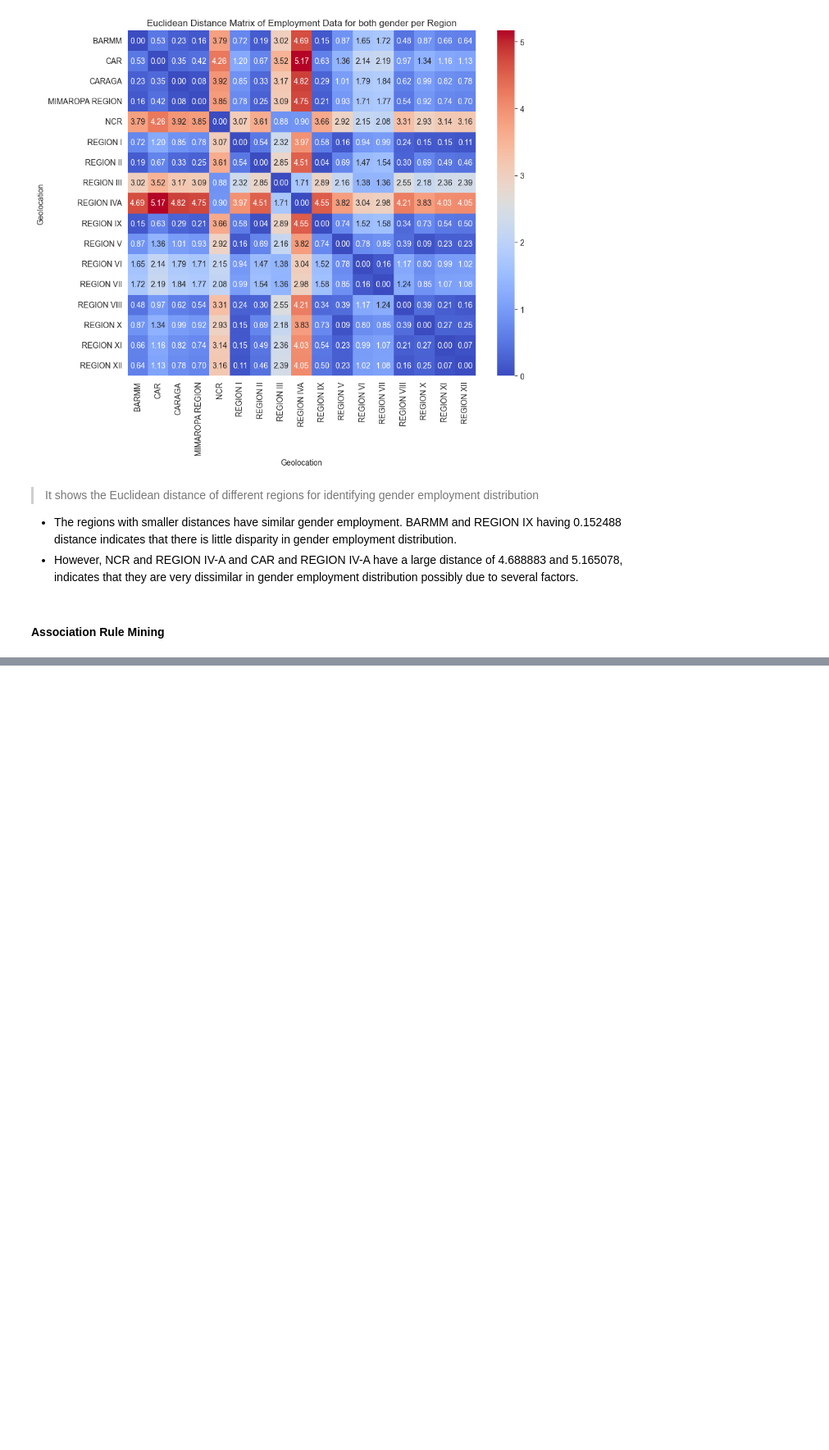
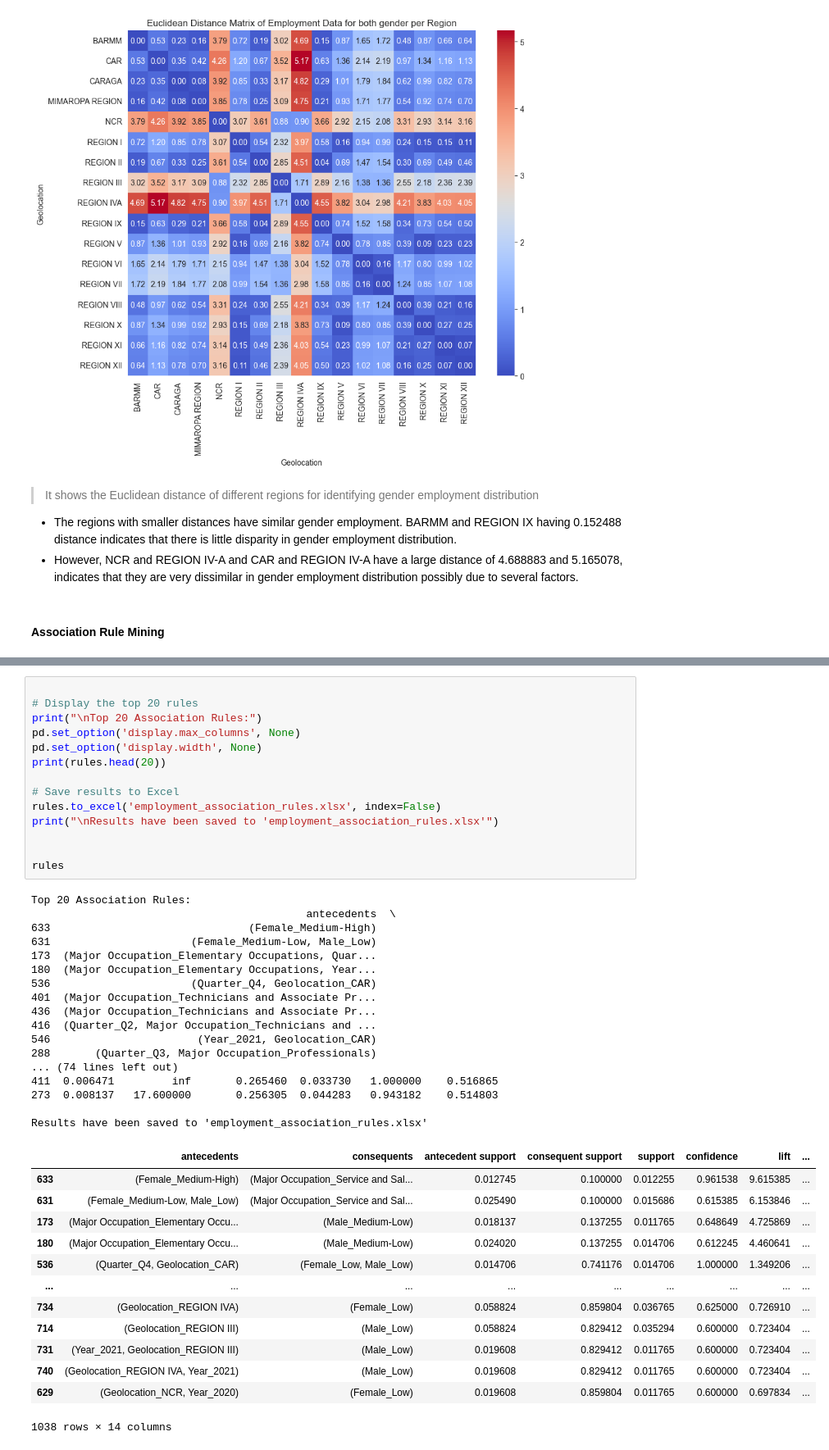
Before and after one commit to hotline8ling/Data-Mining-on-Employed-Persons-by-Major-Occupation-by-Region-by-Sex-in-the-Philippines, a Jupyter notebook: Test_Clean.ipynb, the cells around one changed output, grey strips where cells are left out. Shown at 82% size. Saved outputs shown, nothing was run; the diff lists cells and outputs as text; blank space fills up the shorter version.

```diff
--- a/Test_Clean.ipynb
+++ b/Test_Clean.ipynb
@@ -1726,0 +1877,45 @@ plt.show()
+# %%
+
+# Display the top 20 rules
+print("\nTop 20 Association Rules:")
+pd.set_option('display.max_columns', None)
+pd.set_option('display.width', None)
+print(rules.head(20))
+
+# Save results to Excel
+rules.to_excel('employment_association_rules.xlsx', index=False)
+print("\nResults have been saved to 'employment_association_rules.xlsx'")
+
+
+rules
+# %% [output]
+Top 20 Association Rules:
+                                           antecedents  \
+633                               (Female_Medium-High)
+631                      (Female_Medium-Low, Male_Low)
+173  (Major Occupation_Elementary Occupations, Quar...
+180  (Major Occupation_Elementary Occupations, Year...
+536                      (Quarter_Q4, Geolocation_CAR)
+401  (Major Occupation_Technicians and Associate Pr...
+436  (Major Occupation_Technicians and Associate Pr...
+416  (Quarter_Q2, Major Occupation_Technicians and ...
+546                       (Year_2021, Geolocation_CAR)
+288       (Quarter_Q3, Major Occupation_Professionals)
+... (74 lines left out)
+411  0.006471         inf       0.265460  0.033730   1.000000    0.516865
+273  0.008137   17.600000       0.256305  0.044283   0.943182    0.514803
+
+Results have been saved to 'employment_association_rules.xlsx'
+|  | antecedents | consequents | antecedent support | consequent support | support | confidence | lift | ... |
+| 633 | (Female_Medium-High) | (Major Occupation_Service and Sal... | 0.012745 | 0.100000 | 0.012255 | 0.961538 | 9.615385 | ... |
+| 631 | (Female_Medium-Low, Male_Low) | (Major Occupation_Service and Sal... | 0.025490 | 0.100000 | 0.015686 | 0.615385 | 6.153846 | ... |
+| 173 | (Major Occupation_Elementary Occu... | (Male_Medium-Low) | 0.018137 | 0.137255 | 0.011765 | 0.648649 | 4.725869 | ... |
+| 180 | (Major Occupation_Elementary Occu... | (Male_Medium-Low) | 0.024020 | 0.137255 | 0.014706 | 0.612245 | 4.460641 | ... |
+| 536 | (Quarter_Q4, Geolocation_CAR) | (Female_Low, Male_Low) | 0.014706 | 0.741176 | 0.014706 | 1.000000 | 1.349206 | ... |
+| ... | ... | ... | ... | ... | ... | ... | ... | ... |
+| 734 | (Geolocation_REGION IVA) | (Female_Low) | 0.058824 | 0.859804 | 0.036765 | 0.625000 | 0.726910 | ... |
+| 714 | (Geolocation_REGION III) | (Male_Low) | 0.058824 | 0.829412 | 0.035294 | 0.600000 | 0.723404 | ... |
+| 731 | (Year_2021, Geolocation_REGION III) | (Male_Low) | 0.019608 | 0.829412 | 0.011765 | 0.600000 | 0.723404 | ... |
+| 740 | (Geolocation_REGION IVA, Year_2021) | (Male_Low) | 0.019608 | 0.829412 | 0.011765 | 0.600000 | 0.723404 | ... |
+| 629 | (Geolocation_NCR, Year_2020) | (Female_Low) | 0.019608 | 0.859804 | 0.011765 | 0.600000 | 0.697834 | ... |
+1038 rows × 14 columns
```
Also changed, not shown: parts of 22 cells of this notebook, 1 other file.
